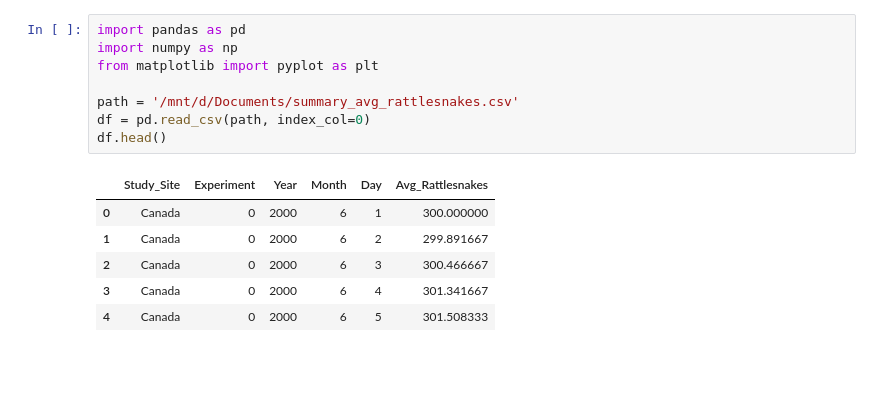
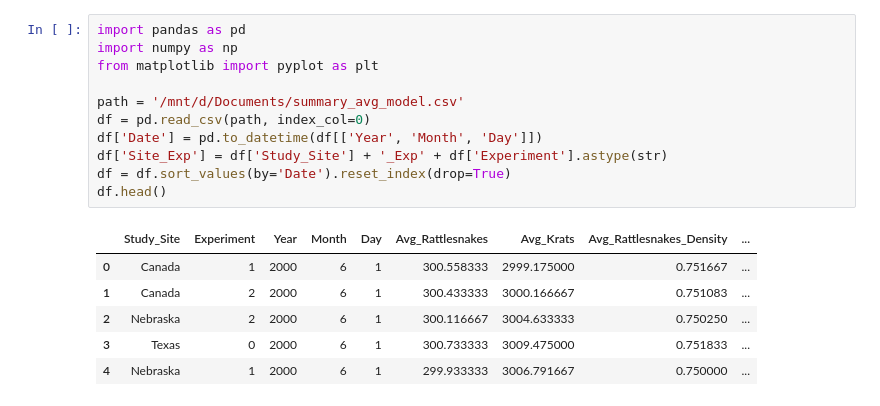
Before and after one commit to michaelremington2/summarize_thermasim, a Jupyter notebook: JupiterNotebooks/model_output.ipynb, the cells around one changed output. Cells and saved outputs as stored; diff of their text form; blank space fills up the shorter version.

```diff
--- a/JupiterNotebooks/model_output.ipynb
+++ b/JupiterNotebooks/model_output.ipynb
@@ -1,15 +1,18 @@
 # %%
 import pandas as pd
 import numpy as np
 from matplotlib import pyplot as plt
 
-path = '/mnt/d/Documents/summary_avg_rattlesnakes.csv'
+path = '/mnt/d/Documents/summary_avg_model.csv'
 df = pd.read_csv(path, index_col=0)
+df['Date'] = pd.to_datetime(df[['Year', 'Month', 'Day']])
+df['Site_Exp'] = df['Study_Site'] + '_Exp' + df['Experiment'].astype(str)
+df = df.sort_values(by='Date').reset_index(drop=True)
 df.head()
 # %% [output]
-|  | Study_Site | Experiment | Year | Month | Day | Avg_Rattlesnakes |
-| 0 | Canada | 0 | 2000 | 6 | 1 | 300.000000 |
-| 1 | Canada | 0 | 2000 | 6 | 2 | 299.891667 |
-| 2 | Canada | 0 | 2000 | 6 | 3 | 300.466667 |
-| 3 | Canada | 0 | 2000 | 6 | 4 | 301.341667 |
-| 4 | Canada | 0 | 2000 | 6 | 5 | 301.508333 |
+|  | Study_Site | Experiment | Year | Month | Day | Avg_Rattlesnakes | Avg_Krats | Avg_Rattlesnakes_Density | ... |
+| 0 | Canada | 1 | 2000 | 6 | 1 | 300.558333 | 2999.175000 | 0.751667 | ... |
+| 1 | Canada | 2 | 2000 | 6 | 1 | 300.433333 | 3000.166667 | 0.751083 | ... |
+| 2 | Nebraska | 2 | 2000 | 6 | 1 | 300.116667 | 3004.633333 | 0.750250 | ... |
+| 3 | Texas | 0 | 2000 | 6 | 1 | 300.733333 | 3009.475000 | 0.751833 | ... |
+| 4 | Nebraska | 1 | 2000 | 6 | 1 | 299.933333 | 3006.791667 | 0.750000 | ... |
```
Also changed, not shown: parts of 4 cells of this notebook, 1 other file.
